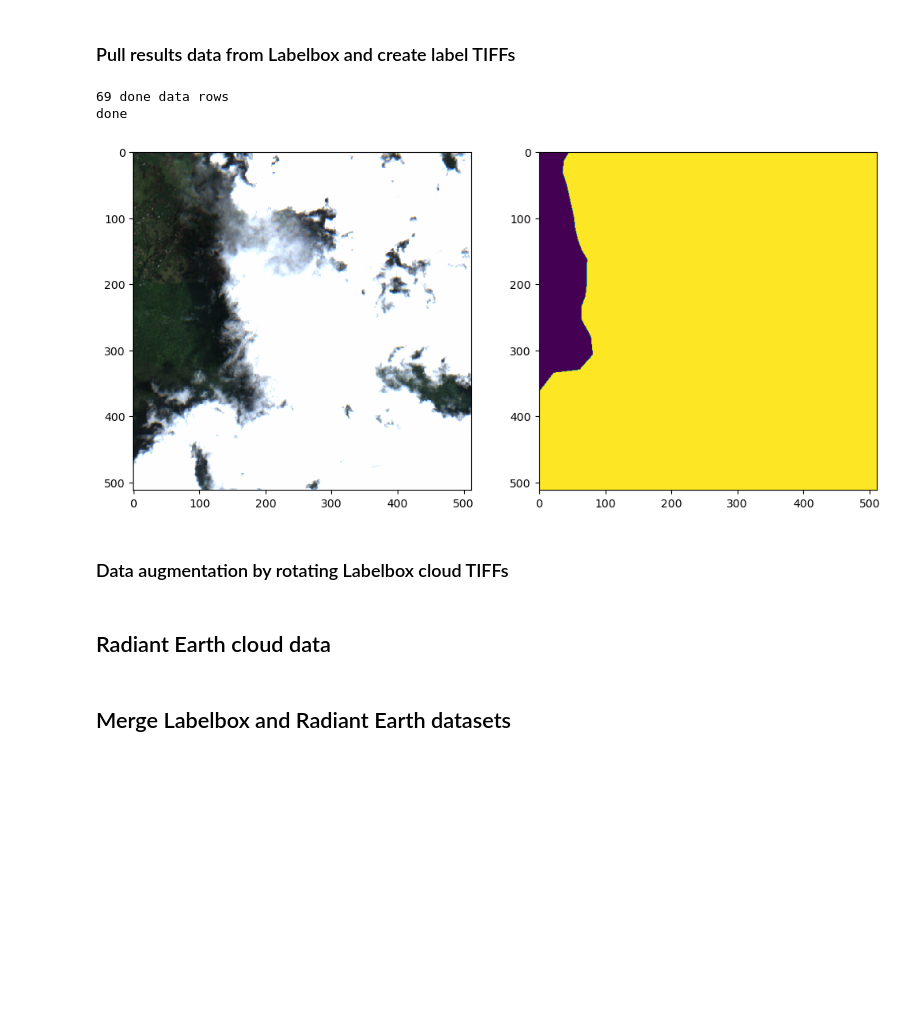
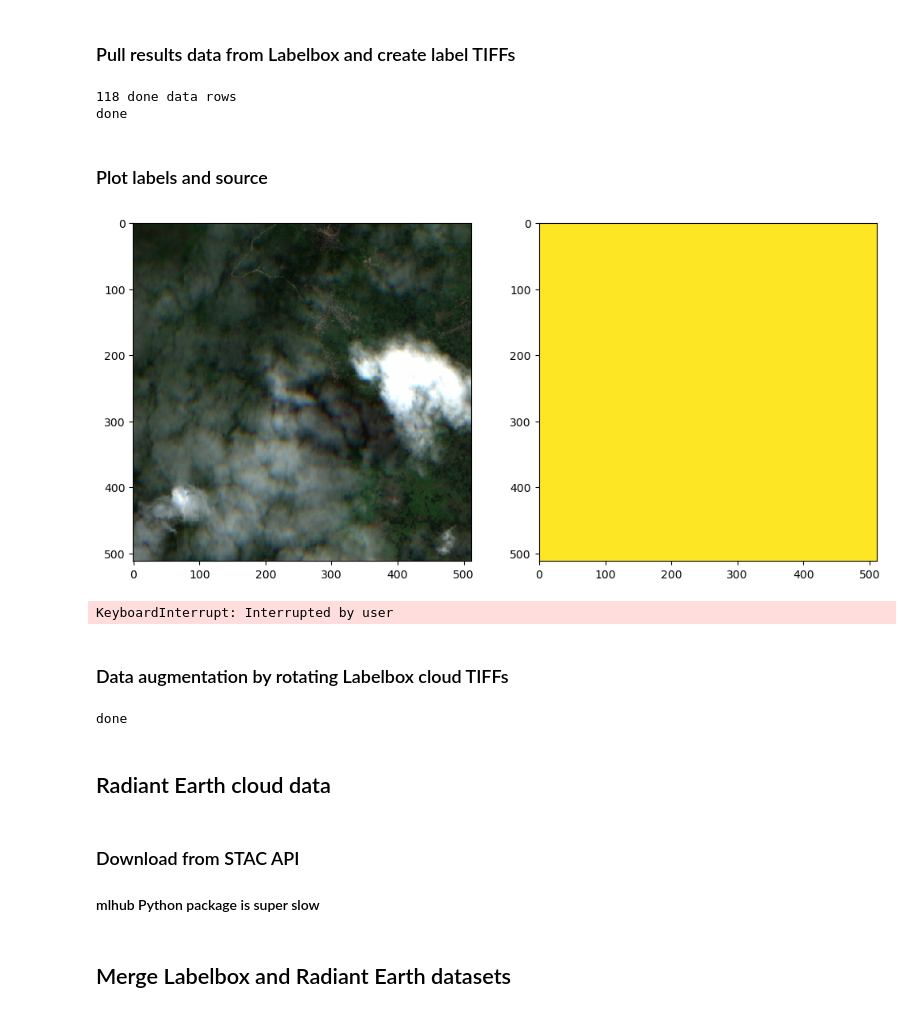
Before and after one commit to caseyslaught/smartcarte-containers, a Jupyter notebook: notebooks/src/RunPrepareCloudsData.ipynb, the cells around one changed output. Cells and saved outputs as stored; diff of their text form; code cells hidden in the pictures; blank space fills up the shorter version.

```diff
--- a/notebooks/src/RunPrepareCloudsData.ipynb
+++ b/notebooks/src/RunPrepareCloudsData.ipynb
@@ -2,8 +2,8 @@
 # Labelbox
 labelbox_dir = "./data/labelbox"
 labelbox_clouds_dir = f'{labelbox_dir}/clouds'
-labelbox_clouds_rgb_dir = f'{labelbox_clouds_dir}/rgb'
-labelbox_clouds_source_dir = f'{labelbox_clouds_dir}/source'
+labelbox_clouds_rgb_dir = f'{labelbox_clouds_dir}/original/rgb'
+labelbox_clouds_source_dir = f'{labelbox_clouds_dir}/original/source'
 labelbox_clouds_training_dir = f'{labelbox_clouds_dir}/training'
 labelbox_clouds_training_labels_dir = f'{labelbox_clouds_training_dir}/labels'
 
@@ -227,7 +227,6 @@ def is_island(target_polygon, polygon_list):
     return False
 # %%
 import json
-import matplotlib.pyplot as plt
 import numpy as np
 import rasterio
 from rasterio.features import geometry_mask
@@ -235,7 +234,6 @@ from shapely.geometry import Polygon
 
 
 from common.utilities.imagery import write_array_to_tif
-from common.utilities.visualization import plot_bands
 
 
 CLOUD_CLASSES = {
@@ -292,27 +290,52 @@ for i, row in enumerate(data_rows):
         else:
             labels_data[polygon_mask] = class_idx
 
-
     for class_idx, polygon_mask in islands:
         labels_data[polygon_mask] = class_idx
 
     write_array_to_tif(labels_data, label_path, bbox, dtype=np.uint8, nodata=255)
 
-    # plot
-    if i == 53:
-        fig, (ax1, ax2) = plt.subplots(1, 2, figsize=(12, 12))
-        with rasterio.open(rgb_path) as src:
-            data = src.read()
-            plot_bands(data, ax=ax1, bands=[0, 1, 2], transpose=True)
-
-        ax2.imshow(labels_data, vmin=0, vmax=1)
-
 
 print('done')
 # %% [output]
-69 done data rows
+118 done data rows
 done
-[figure, removed]
+# %% [markdown]
+### Plot labels and source
+# %%
+import glob
+import matplotlib.pyplot as plt
+import rasterio
+
+from common.utilities.visualization import plot_bands
+
+
+label_paths = glob.glob(f'{labelbox_clouds_training_labels_dir}/*[0-9].tif')
+label_paths.reverse()
+
+for label_path in label_paths:
+
+    fig, (ax1, ax2) = plt.subplots(1, 2, figsize=(12, 12))
+
+    rgb_path = label_path.replace(labelbox_clouds_training_labels_dir, labelbox_clouds_rgb_dir)
+
+    with rasterio.open(rgb_path) as src:
+        rgb_data = src.read()
+
+    with rasterio.open(label_path) as src:
+        labels_data = src.read(1)
+
+    plot_bands(rgb_data, ax=ax1, bands=[0, 1, 2], transpose=True)
+    ax2.imshow(labels_data, vmin=0, vmax=1)
+    plt.show()
+
+    input('press enter key to continue\n')
+
+    plt.close()
+    plt.clf()
+# %% [output]
+[figure, added]
+KeyboardInterrupt: Interrupted by user
 # %% [markdown]
 ### Data augmentation by rotating Labelbox cloud TIFFs
 # %%
@@ -351,9 +374,6 @@ for label_path in label_paths:
     shutil.copy2(rgb_path, rgb_target_path)
     shutil.copy2(source_path, source_target_path)
 
-    # imagery.write_array_to_tif(rgb_data.transpose((1, 2, 0)), rgb_target_path, bbox, dtype=np.float32, nodata=NODATA_FLOAT32)
-    # imagery.write_array_to_tif(source_data.transpose((1, 2, 0)), source_target_path, bbox, dtype=np.float32, nodata=NODATA_FLOAT32)
-
     for i in range(1, 4):
 
         source_rotated = np.rot90(source_data, k=i, axes=(1, 2))
@@ -373,8 +393,13 @@ for label_path in label_paths:
         imagery.write_array_to_tif(label_rotated, label_rotated_path, bbox, dtype=np.uint8, nodata=NODATA_BYTE)
 
 print('done')
+# %% [output]
+done
 # %% [markdown]
 ## Radiant Earth cloud data
+# %% [markdown]
+### Download from STAC API
+#### mlhub Python package is super slow
 # %%
 %reload_ext autoreload
 %autoreload 2
```
Also changed, not shown: parts of 1 cell of this notebook, 7 other files.
